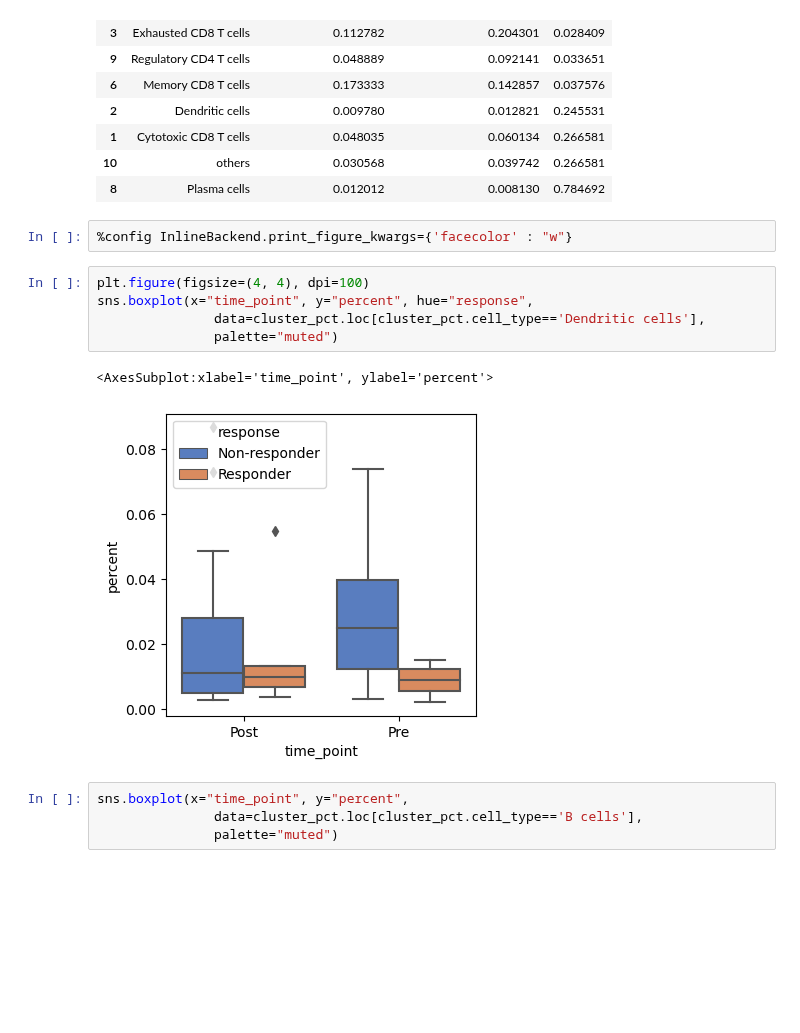
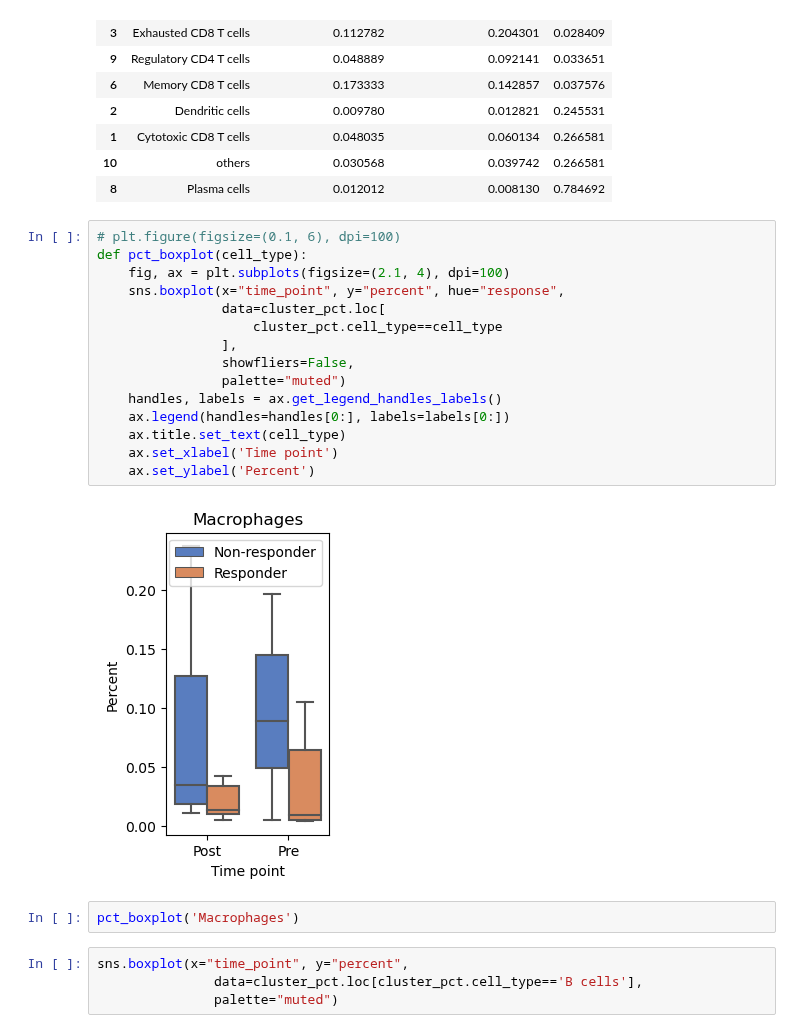
Before and after one commit to meg-bit/immune-cells-TIME-single-cell-anti-PD-1, a Jupyter notebook: 02cell_state.ipynb, the cells around one changed output. Drawn from its saved outputs; the diff is of its cells as text; blank space fills up the shorter version.

Commit message:
Finalize boxplots in cell_state

```diff
--- a/02cell_state.ipynb
+++ b/02cell_state.ipynb
@@ -155,16 +157,25 @@ res.sort_values("pvalue")
 | 1 | Cytotoxic CD8 T cells | 0.048035 | 0.060134 | 0.266581 |
 | 10 | others | 0.030568 | 0.039742 | 0.266581 |
 | 8 | Plasma cells | 0.012012 | 0.008130 | 0.784692 |
-# %%
-%config InlineBackend.print_figure_kwargs={'facecolor' : "w"}
 # %%
-plt.figure(figsize=(4, 4), dpi=100)
-sns.boxplot(x="time_point", y="percent", hue="response",
-               data=cluster_pct.loc[cluster_pct.cell_type=='Dendritic cells'],
-               palette="muted")
+# plt.figure(figsize=(0.1, 6), dpi=100)
+def pct_boxplot(cell_type):
+    fig, ax = plt.subplots(figsize=(2.1, 4), dpi=100)
+    sns.boxplot(x="time_point", y="percent", hue="response",
+                data=cluster_pct.loc[
+                    cluster_pct.cell_type==cell_type
+                ],
+                showfliers=False,
+                palette="muted")
+    handles, labels = ax.get_legend_handles_labels()
+    ax.legend(handles=handles[0:], labels=labels[0:])
+    ax.title.set_text(cell_type)
+    ax.set_xlabel('Time point')
+    ax.set_ylabel('Percent')
 # %% [output]
-<AxesSubplot:xlabel='time_point', ylabel='percent'>
-[figure, old version]
+[figure, new version]
+# %%
+pct_boxplot('Macrophages')
 # %%
 sns.boxplot(x="time_point", y="percent",
                data=cluster_pct.loc[cluster_pct.cell_type=='B cells'],
```
Also changed, not shown: parts of 1 cell of this notebook.
